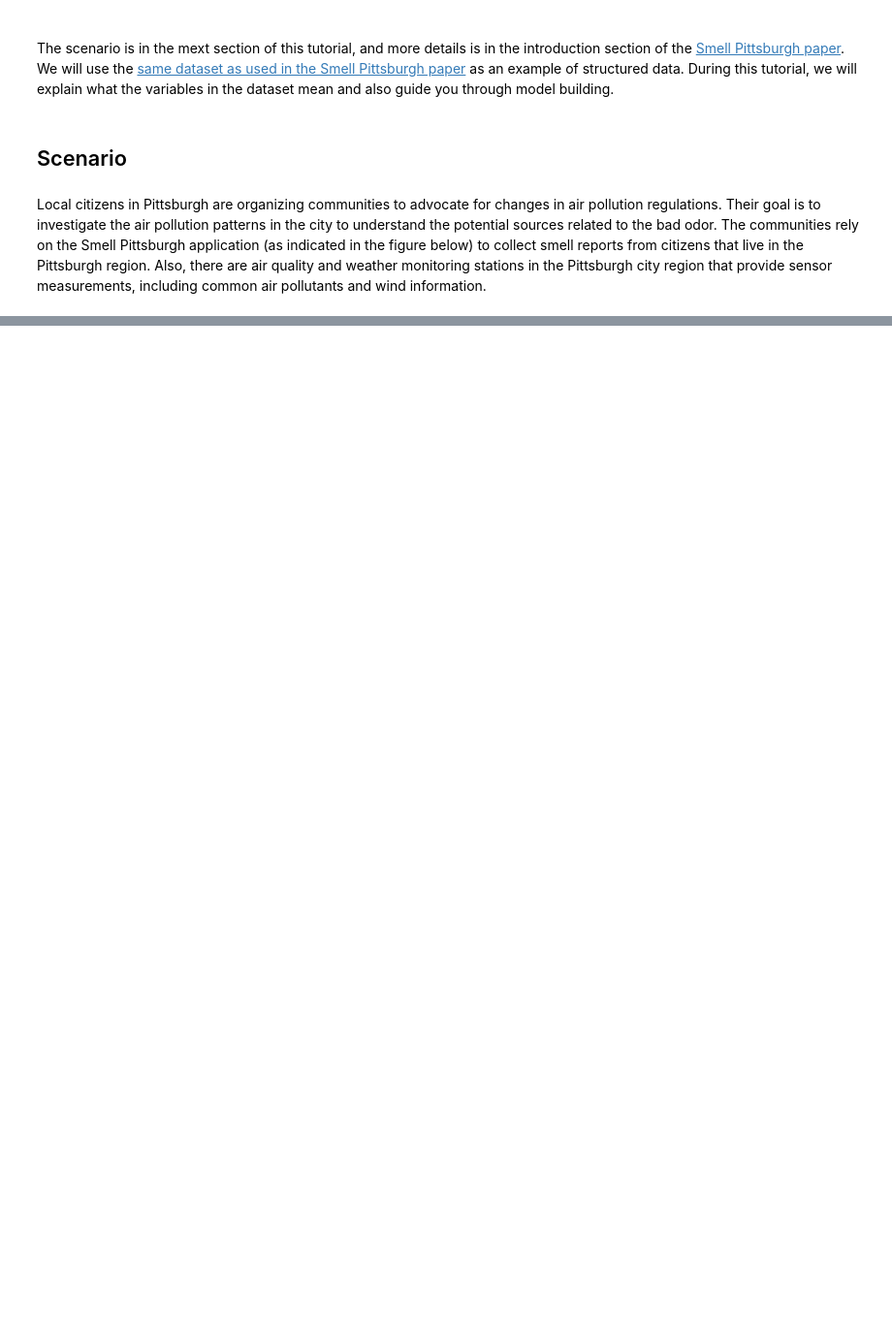
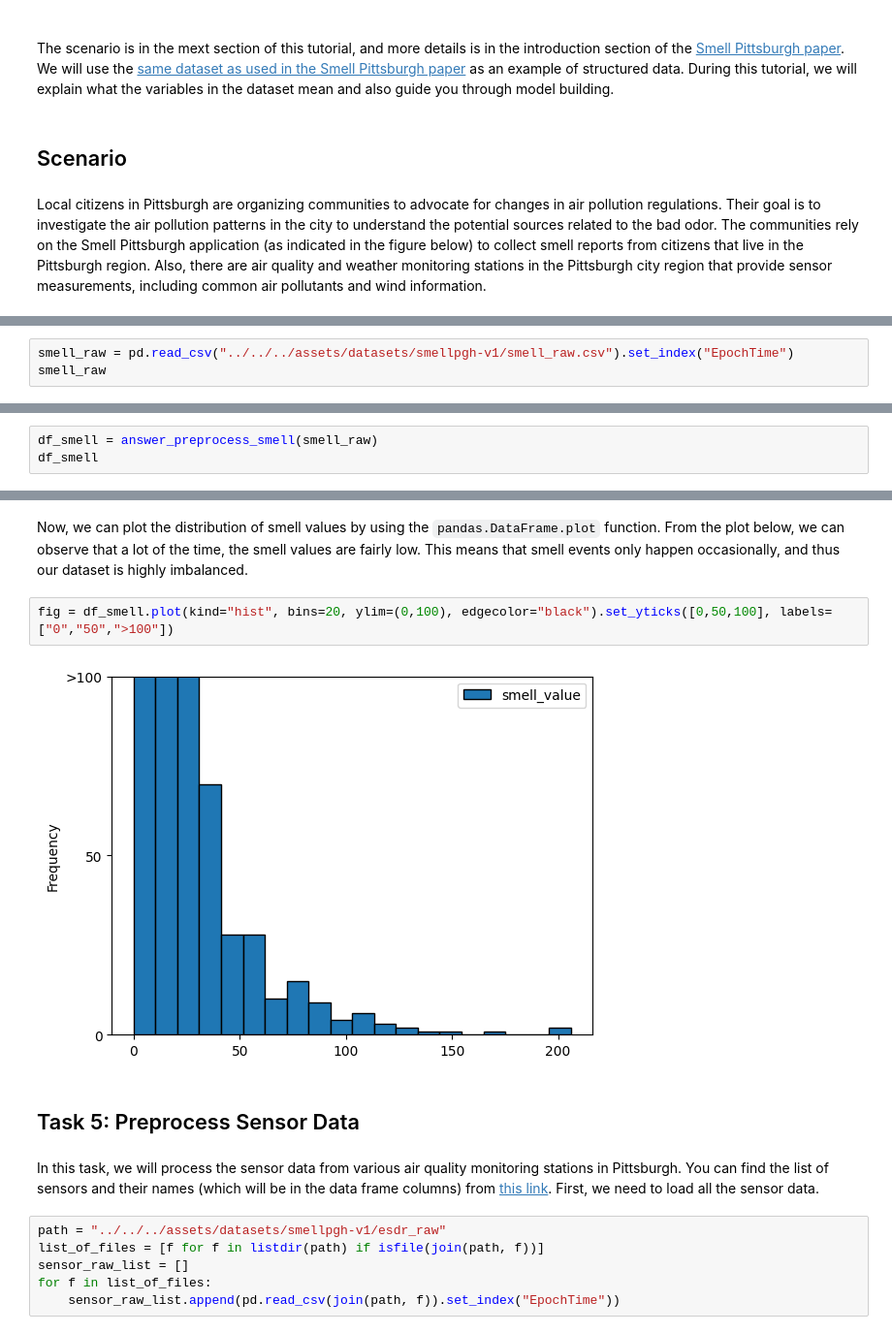
Before and after one commit to MultiX-Amsterdam/data-science-book-uva-2023, a Jupyter notebook: _build/jupyter_execute/docs/modules/structured-data/tutorial-structured-data.ipynb, the cells around one changed output, grey strips where cells are left out. Shown at 97% size. Cells and saved outputs as stored; diff of their text form; blank space fills up the shorter version.

```diff
--- a/_build/jupyter_execute/docs/modules/structured-data/tutorial-structured-data.ipynb
+++ b/_build/jupyter_execute/docs/modules/structured-data/tutorial-structured-data.ipynb
@@ -30,0 +108,3 @@ We need to filter the unwanted geographical region. The geographical regions tha
+# %%
+smell_raw = pd.read_csv("../../../assets/datasets/smellpgh-v1/smell_raw.csv").set_index("EpochTime")
+smell_raw
@@ -30,0 +128,3 @@ We need to filter the unwanted geographical region. The geographical regions tha
+# %%
+df_smell = answer_preprocess_smell(smell_raw)
+df_smell
@@ -30,0 +180,16 @@ We need to filter the unwanted geographical region. The geographical regions tha
+# %% [markdown]
+Now, we can plot the distribution of smell values by using the `pandas.DataFrame.plot` function. From the plot below, we can observe that a lot of the time, the smell values are fairly low. This means that smell events only happen occasionally, and thus our dataset is highly imbalanced.
+# %%
+fig = df_smell.plot(kind="hist", bins=20, ylim=(0,100), edgecolor="black").set_yticks([0,50,100], labels=["0","50",">100"])
+# %% [output]
+[figure, added]
+# %% [markdown]
+## Task 5: Preprocess Sensor Data
+# %% [markdown]
+In this task, we will process the sensor data from various air quality monitoring stations in Pittsburgh. You can find the list of sensors and their names (which will be in the data frame columns) from [this link](https://github.com/CMU-CREATE-Lab/smell-pittsburgh-prediction/tree/master/dataset/v2.1#description-of-the-air-quality-sensor-data). First, we need to load all the sensor data.
+# %%
+path = "../../../assets/datasets/smellpgh-v1/esdr_raw"
+list_of_files = [f for f in listdir(path) if isfile(join(path, f))]
+sensor_raw_list = []
+for f in list_of_files:
+    sensor_raw_list.append(pd.read_csv(join(path, f)).set_index("EpochTime"))
```
Also changed, not shown: parts of 25 cells of this notebook, 36 other files.
